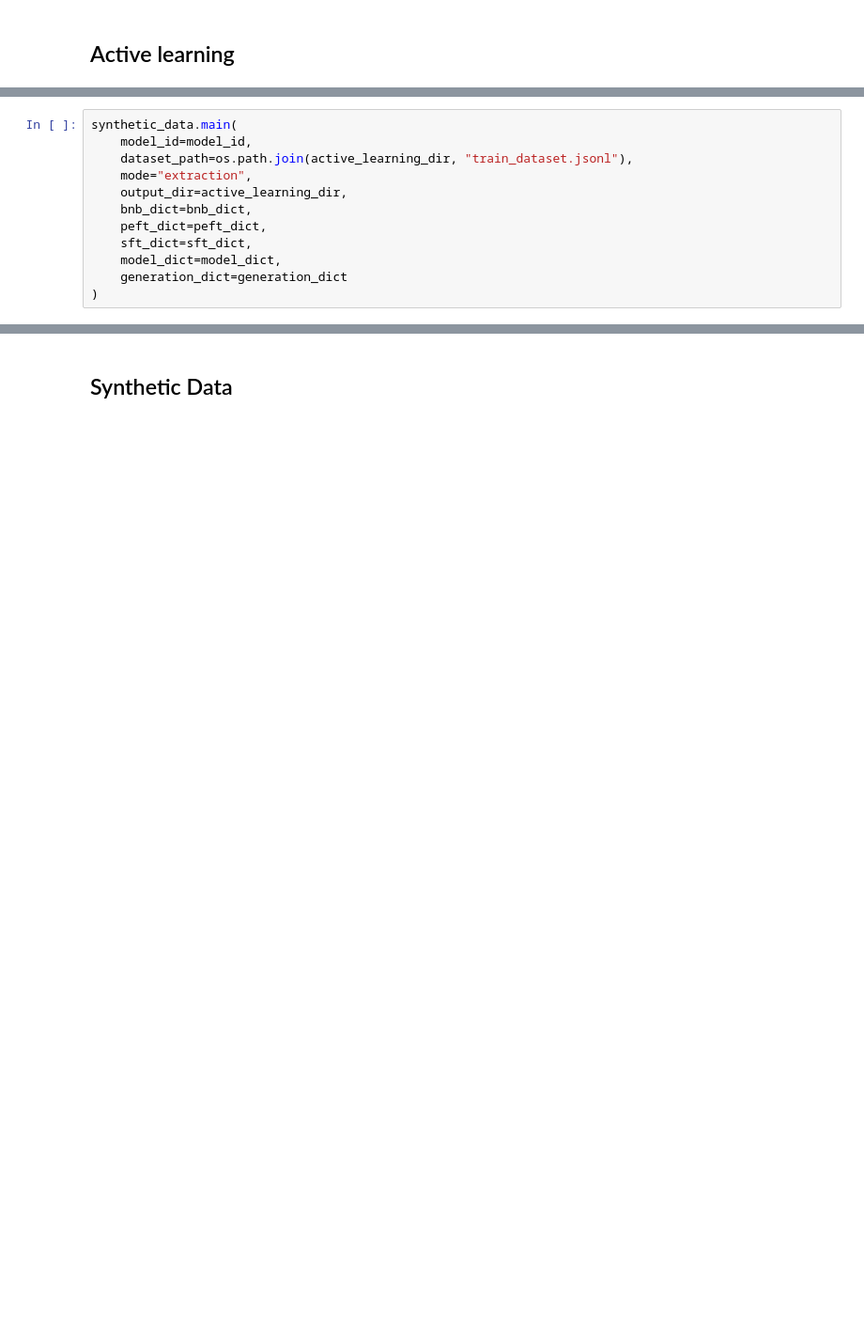
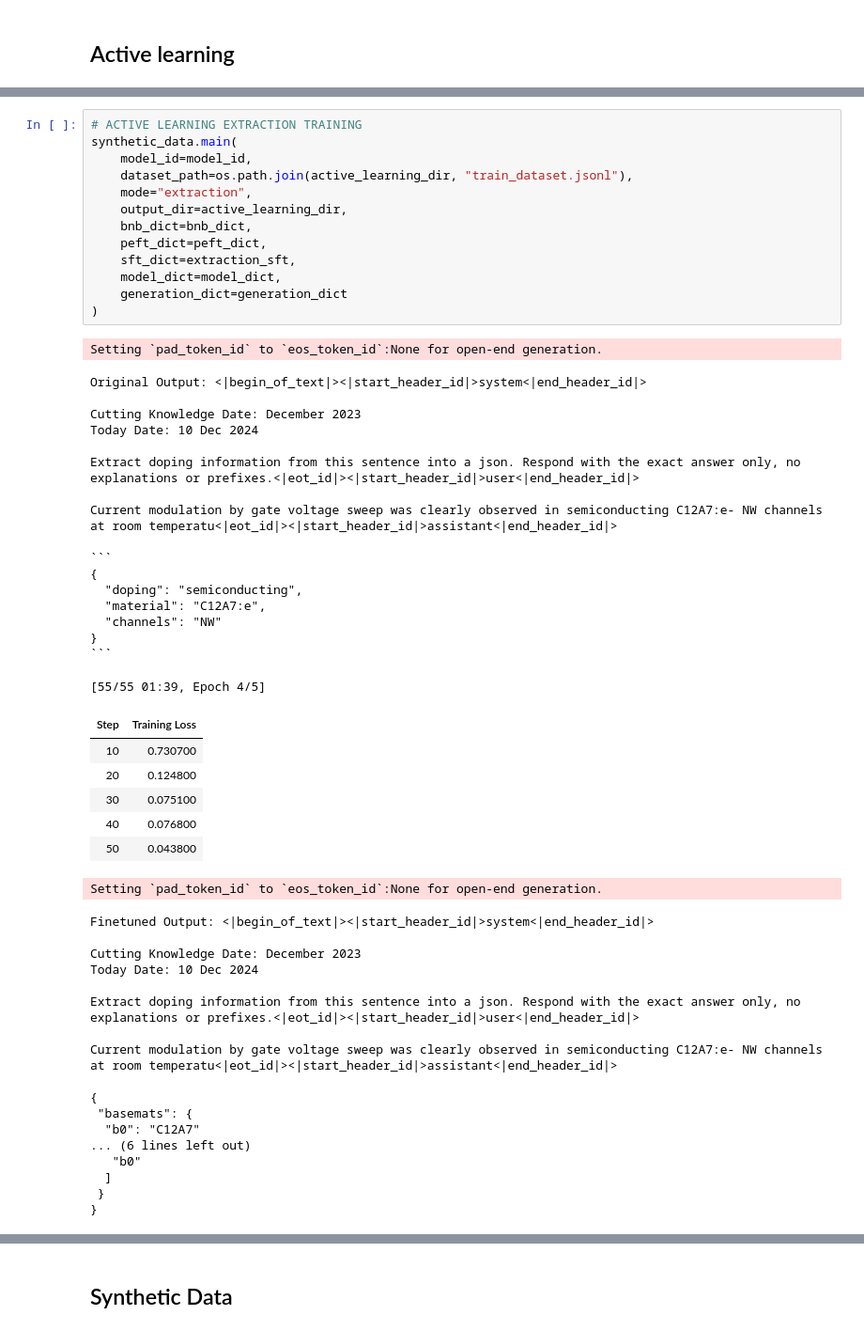
Before and after one commit to tlebryk/IE-UQ, a Jupyter notebook: notebooks/uq_extraction_runbook.ipynb, the cells around one changed output, grey strips where cells are left out. Shown at 94% size. Cells and saved outputs as stored; diff of their text form; blank space fills up the shorter version.

````diff
--- a/notebooks/uq_extraction_runbook.ipynb
+++ b/notebooks/uq_extraction_runbook.ipynb
@@ -298,15 +310,59 @@ experiment_sampling.main(
     budget=budget,
 )
 # %%
+# ACTIVE LEARNING EXTRACTION TRAINING
 synthetic_data.main(
     model_id=model_id,
     dataset_path=os.path.join(active_learning_dir, "train_dataset.jsonl"),
     mode="extraction",
     output_dir=active_learning_dir,
     bnb_dict=bnb_dict,
     peft_dict=peft_dict,
-    sft_dict=sft_dict,
+    sft_dict=extraction_sft,
     model_dict=model_dict,
     generation_dict=generation_dict
 )
+# %% [output]
+Setting `pad_token_id` to `eos_token_id`:None for open-end generation.
+Original Output: <|begin_of_text|><|start_header_id|>system<|end_header_id|>
+
+Cutting Knowledge Date: December 2023
+Today Date: 10 Dec 2024
+
+Extract doping information from this sentence into a json. Respond with the exact answer only, no explanations or prefixes.<|eot_id|><|start_header_id|>user<|end_header_id|>
+
+Current modulation by gate voltage sweep was clearly observed in semiconducting C12A7:e- NW channels at room temperatu<|eot_id|><|start_header_id|>assistant<|end_header_id|>
+
+```
+{
+  "doping": "semiconducting",
+  "material": "C12A7:e",
+  "channels": "NW"
+}
+```
+[55/55 01:39, Epoch 4/5]
+| Step | Training Loss |
+| 10 | 0.730700 |
+| 20 | 0.124800 |
+| 30 | 0.075100 |
+| 40 | 0.076800 |
+| 50 | 0.043800 |
+Setting `pad_token_id` to `eos_token_id`:None for open-end generation.
+Finetuned Output: <|begin_of_text|><|start_header_id|>system<|end_header_id|>
+
+Cutting Knowledge Date: December 2023
+Today Date: 10 Dec 2024
+
+Extract doping information from this sentence into a json. Respond with the exact answer only, no explanations or prefixes.<|eot_id|><|start_header_id|>user<|end_header_id|>
+
+Current modulation by gate voltage sweep was clearly observed in semiconducting C12A7:e- NW channels at room temperatu<|eot_id|><|start_header_id|>assistant<|end_header_id|>
+
+{
+ "basemats": {
+  "b0": "C12A7"
+... (6 lines left out)
+   "b0"
+  ]
+ }
+}
 # %%
````
Also changed, not shown: parts of 53 cells of this notebook, 1 other file.
